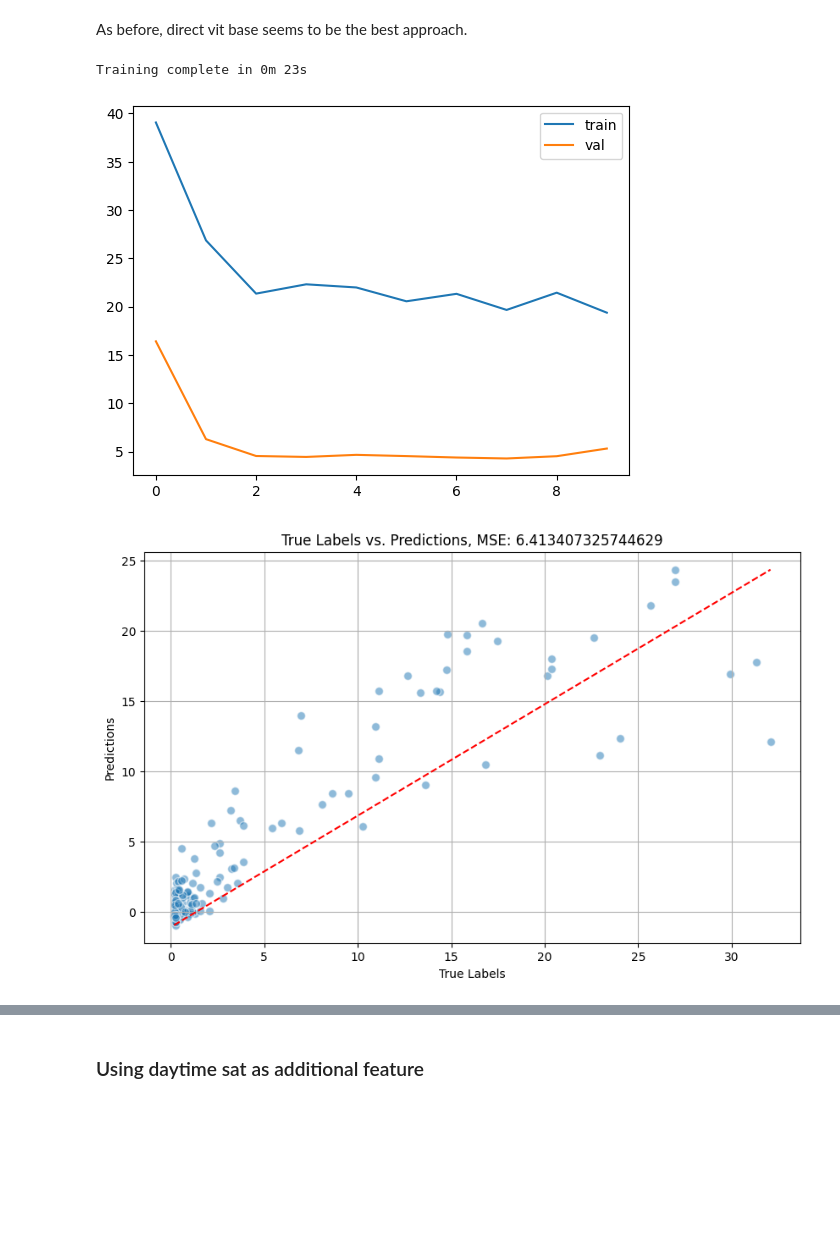
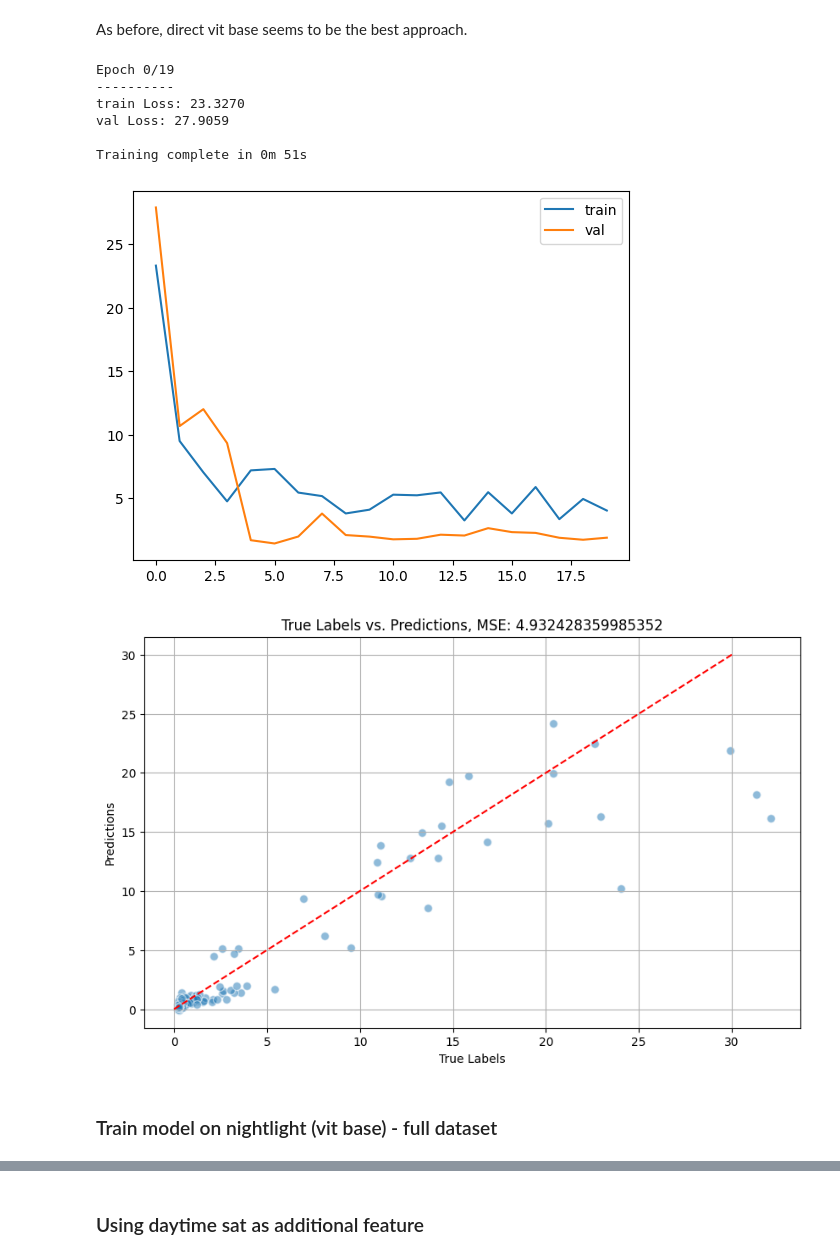
Before and after one commit to teofc111/poverty_mapping, a Jupyter notebook: sat_dl.ipynb, the cells around one changed output, grey strips where cells are left out. Drawn from its saved outputs; the diff is of its cells as text; code cells hidden in the pictures; blank space fills up the shorter version.

```diff
--- a/sat_dl.ipynb
+++ b/sat_dl.ipynb
@@ -285,6 +287,7 @@ class VitBaseForRegression2(nn.Module):
         self.backbone = base_model
         # Add a regression head
         self.fc = nn.Sequential(
+            # nn.BatchNorm1d(base_model.num_features),  # Batch normalization
             nn.Linear(base_model.num_features, 512),  # First layer
             nn.BatchNorm1d(512),                      # Batch normalization
             nn.ReLU(),                                # Activation function
@@ -298,6 +301,7 @@ class VitBaseForRegression2(nn.Module):
             nn.Linear(256, 128),                      # Third layer
             nn.BatchNorm1d(128),                      # Batch normalization
             nn.ReLU(),                                # Activation function
+            nn.Dropout(0.3),                          # Dropout for regularization
 
             nn.Linear(128, 1),                        # Output layer
         )
@@ -329,8 +333,8 @@ device = torch.device("cuda" if torch.cuda.is_available() else "cpu")
 model_reg.to(device);
 
 criterion = nn.MSELoss()
-optimizer = optim.SGD(model_reg.fc.parameters(), lr=0.00001, momentum=0.9)
-exp_lr_scheduler = lr_scheduler.StepLR(optimizer, step_size=3, gamma=0.1)
+optimizer = optim.SGD(model_reg.fc.parameters(), lr=0.001, momentum=0.9)
+exp_lr_scheduler = lr_scheduler.StepLR(optimizer, step_size=5, gamma=0.2)
 # %%
 # transform
 train_transform = transforms.Compose([
@@ -412,9 +416,9 @@ dataset_sizes = {'train':train_size, 'val':val_size, 'test': test_size}
 
 # Create DataLoader instances
 dataloaders = {
-    'train': DataLoader(train_dataset, batch_size=4, shuffle=True, num_workers=4,drop_last=True),
-    'val': DataLoader(val_dataset, batch_size=4, shuffle=False, num_workers=4,drop_last=True),
-    'test': DataLoader(test_dataset, batch_size=4, shuffle=False, num_workers=4,drop_last=True)
+    'train': DataLoader(train_dataset, batch_size=64, shuffle=True, num_workers=16,drop_last=True),
+    'val': DataLoader(val_dataset, batch_size=64, shuffle=False, num_workers=16,drop_last=True),
+    'test': DataLoader(test_dataset, batch_size=64, shuffle=False, num_workers=16,drop_last=True)
 }
 # %%
 # Training code
@@ -431,7 +435,7 @@ def train_model(model, criterion, optimizer, scheduler,
         best_loss = 1e10
 
         for epoch in range(num_epochs):
-            if verbose == 1:
+            if verbose == 1 and epoch%20==0:
                 print(f'Epoch {epoch}/{num_epochs - 1}')
                 print('-' * 10)
 
@@ -470,7 +474,7 @@ def train_model(model, criterion, optimizer, scheduler,
 
                 epoch_loss = running_loss / dataset_sizes[phase]
 
-                if verbose == 1:
+                if verbose == 1 and epoch%20==0:
                     print(f'{phase} Loss: {epoch_loss:.4f}')
                 df.loc[epoch,phase] = epoch_loss
 
@@ -479,7 +483,7 @@ def train_model(model, criterion, optimizer, scheduler,
                     best_loss = epoch_loss
                     torch.save(model.state_dict(), best_model_params_path)
 
-            if verbose == 1:
+            if verbose == 1 and epoch%20==0:
                 print()
 
         time_elapsed = time.time() - since
@@ -493,10 +497,15 @@ def train_model(model, criterion, optimizer, scheduler,
 # %%
 # Train model
 model_reg, df = train_model(model_reg, criterion, optimizer, exp_lr_scheduler,
-                       num_epochs=10,verbose=0,plot_curves=True)
+                       num_epochs=20,verbose=1,plot_curves=True)
 # %% [output]
-Training complete in 0m 23s
+Epoch 0/19
+----------
+train Loss: 23.3270
+val Loss: 27.9059
+
+Training complete in 0m 51s
-[figure, old version]
+[figure, new version]
 # %%
 # Initialize lists to store the outputs and labels
 all_outputs = []
@@ -521,7 +530,7 @@ all_labels = np.concatenate(all_labels, axis=0)
 # Plot true labels vs. predictions
 plt.figure(figsize=(10, 6))
 plt.scatter(all_labels, all_outputs, alpha=0.5, edgecolors='w', s=50)
-plt.plot([min(all_labels), max(all_labels)], [min(all_outputs), max(all_outputs)], color='red', linestyle='--', label='Ideal Line')
+plt.plot([0,30], [0,30], color='red', linestyle='--', label='Ideal Line')
 
 mse = mean_squared_error(all_labels, all_outputs)
 
@@ -531,4 +540,6 @@ plt.title(f'True Labels vs. Predictions, MSE: {mse}')
 plt.grid(True)
 # plt.ylim([0,1])
 # %% [output]
-[figure, old version]
+[figure, new version]
+# %% [markdown]
+### Train model on nightlight (vit base) - full dataset
```
Also changed, not shown: parts of 66 cells of this notebook, 3 other files.
